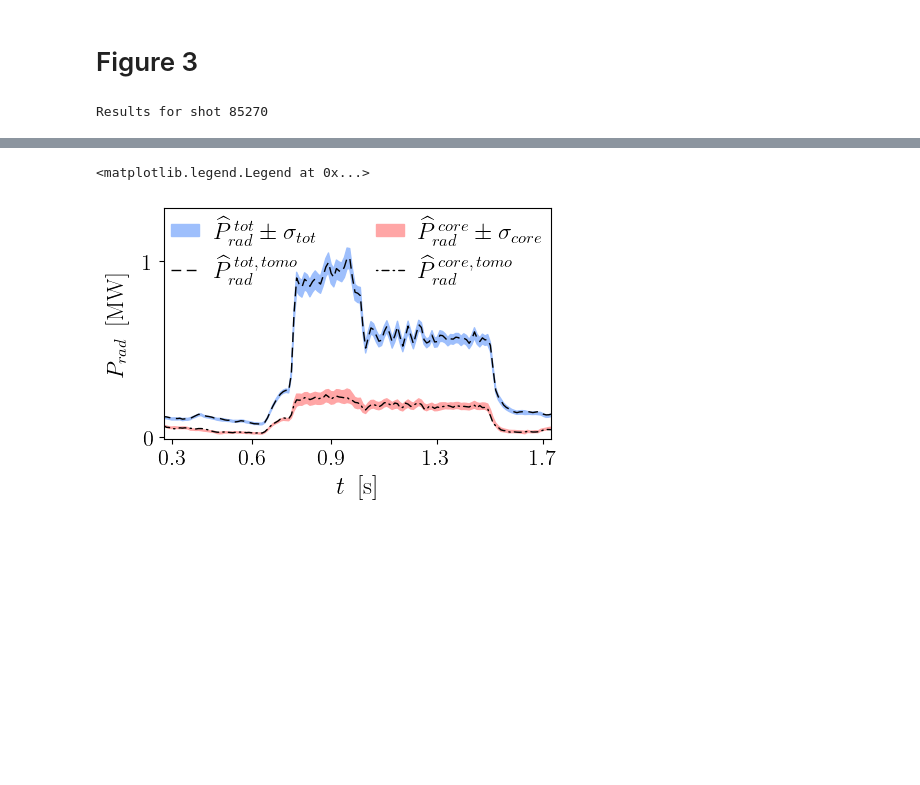
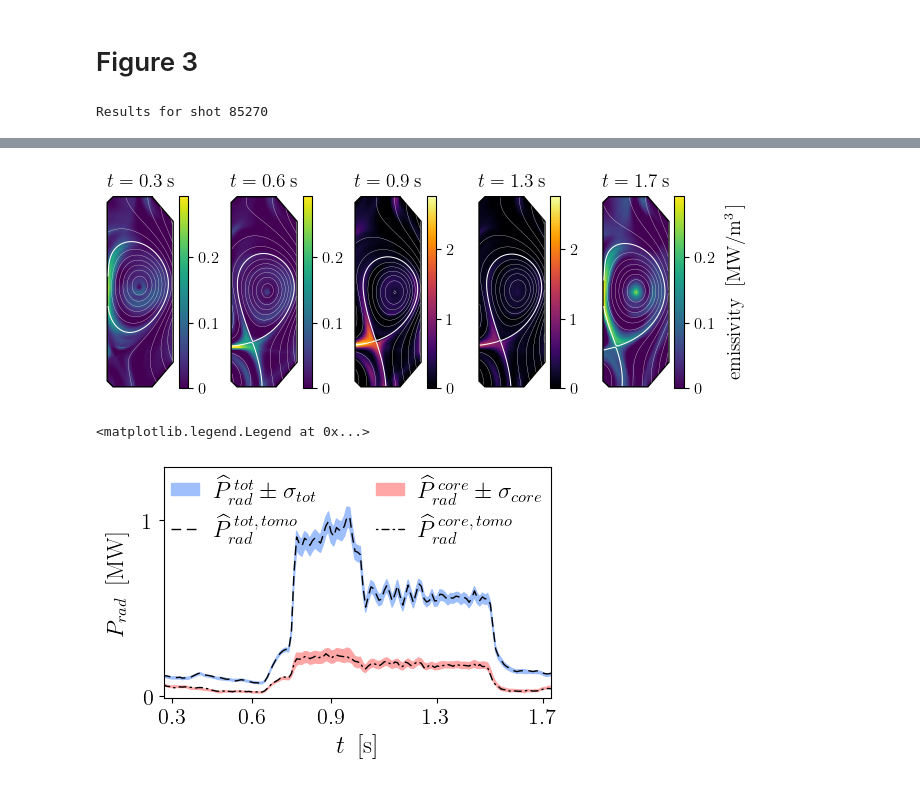
Before and after one commit to dhamm97/real-time-tomo-prad, a Jupyter notebook: src/results/campaign_analysis/paper_results.ipynb, the cells around one changed output, grey strips where cells are left out. Drawn from its saved outputs; the diff is of its cells as text; code cells hidden in the pictures; blank space fills up the shorter version.

```diff
--- a/src/results/campaign_analysis/paper_results.ipynb
+++ b/src/results/campaign_analysis/paper_results.ipynb
@@ -264,3 +296,83 @@ Results for shot 85270
+# %%
+vmin=0
+vmax=None
+
+width_ratios = [1,1,1,1,1]
+
+fig,ax=plt.subplots(1,5,figsize=(7.5,2.5), width_ratios=width_ratios)
+plt.subplots_adjust(hspace=0.1, wspace=0.45)
+
+plt.rcParams.update({
+    "text.usetex": True,
+    "font.family": "sans-serif",
+    'text.latex.preamble': r"""\usepackage{bm}""",
+})
+
+idx_tbp = np.array([29,59,89,129,169], dtype=int)
+
+vmax = None
+vmin = 0
+
+
+cbar_tick_parmas_list = []
+cbar_tick_params={}
+cbar_tick_params["labelsize"]=12
+cbar_tick_params["label_labelsize"]=14
+cbar_tick_params["yticks"]=[0, 1e5,2e5]
+cbar_tick_params["yticklabels"]=[r"$0$", r"$0.1$", r"$0.2$"]
+cbar_tick_params["label_labelsize_pad"] = 0.1
+cbar_tick_parmas_list.append(cbar_tick_params)
+cbar_tick_params={}
+cbar_tick_params["labelsize"]=12
+cbar_tick_params["label_labelsize"]=12
+cbar_tick_params["yticks"]=[0, 1e5,2e5]
+cbar_tick_params["yticklabels"]=[r"$0$", r"$0.1$", r"$0.2$"]
+cbar_tick_params["label_labelsize_pad"] = 0.1
+cbar_tick_parmas_list.append(cbar_tick_params)
+cbar_tick_params={}
+cbar_tick_params["labelsize"]=12
+cbar_tick_params["label_labelsize"]=12
+cbar_tick_params["yticks"]=[0, 1e6,2e6]
+cbar_tick_params["yticklabels"]=[r"$0$", r"$1$", r"$2$"]
+cbar_tick_params["label_labelsize_pad"] = 0.1
+cbar_tick_parmas_list.append(cbar_tick_params)
+cbar_tick_params={}
+cbar_tick_params["labelsize"]=12
+cbar_tick_params["label_labelsize"]=12
+cbar_tick_params["yticks"]=[0, 1e6,2e6]
+cbar_tick_params["yticklabels"]=[r"$0$", r"$1$", r"$2$"]
+cbar_tick_params["label_labelsize_pad"] = 0.1
+cbar_tick_parmas_list.append(cbar_tick_params)
+cbar_tick_params={}
+cbar_tick_params["labelsize"]=12
+cbar_tick_params["label_labelsize"]=14
+cbar_tick_params["yticks"]=[0, 1e5,2e5]
+cbar_tick_params["yticklabels"]=[r"$0$", r"$0.1$", r"$0.2$"]
+cbar_tick_params["label_labelsize_pad"] = 7
+cbar_tick_parmas_list.append(cbar_tick_params)
+
+vmaxs=[np.max(inversions[idx_tbp[-1], :, :]), np.max(inversions[idx_tbp[-1], :, :]),
+       np.max(inversions[idx_tbp[2], :, :]), np.max(inversions[idx_tbp[2], :, :]),
+       np.max(inversions[idx_tbp[-1], :, :])]
+cmaps=["viridis", "viridis", "inferno", "inferno", "viridis"]
+
+titles = [r"$t={:.1f}\,\mathrm{{s}}$".format(inversion_times[idx_tbp[0]]),
+          r"$t={:.1f}\,\mathrm{{s}}$".format(inversion_times[idx_tbp[1]]),
+          r"$t={:.1f}\,\mathrm{{s}}$".format(inversion_times[idx_tbp[2]]),
+          r"$t={:.1f}\,\mathrm{{s}}$".format(inversion_times[idx_tbp[3]]),
+          r"$t={:.1f}\,\mathrm{{s}}$".format(inversion_times[idx_tbp[4]])]
+
+for i in range(1):
+    for j in range(5):
+        cbar_label = None if j<4 else r"$\mathrm{emissivity}\;\;[\mathrm{MW}/\mathrm{m}^3\,]$"
+        tomo_plots.plot_profile(inversions[idx_tbp[j], :, :], tcv_plot_clip=True, contour_image=liuqe_equils[idx_tbp[j], :, :],
+                                cmap=cmaps[j],
+                         ax=ax[j], colorbar=True, contour_color="w", vmin=vmin, vmax=vmaxs[j], aspect="auto", levels=12, pad_cbar=0.05, cbar_tick_params=cbar_tick_parmas_list[j], cbar_label=cbar_label)
+        ax[j].set_title(titles[j], fontsize=14)
+
+#plt.savefig('figures/shot_85270_inversions_study.eps', format='eps', bbox_inches="tight")
+# %% [output]
+[figure, added]
 # %%
 plt.figure(figsize=(5,3))
 
```
Also changed, not shown: parts of 1 cell of this notebook.
